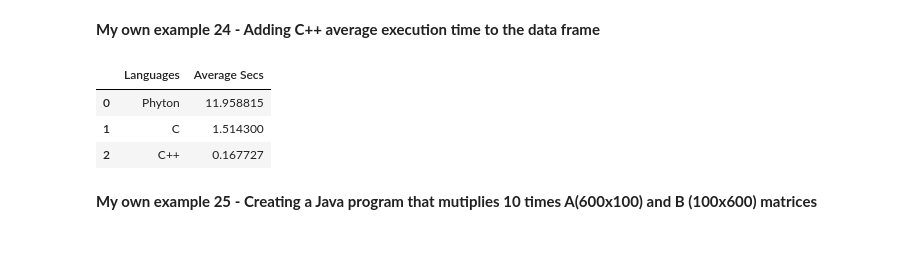
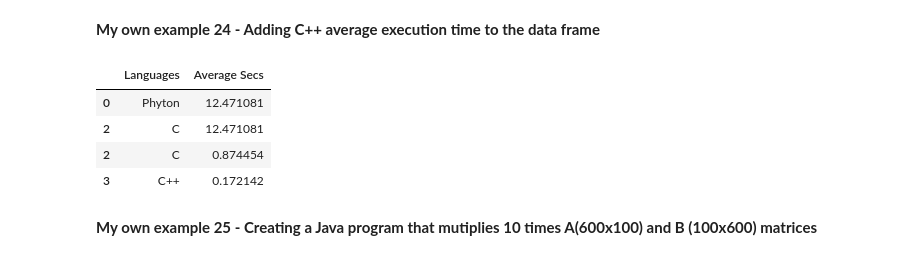
Before and after one commit to JuanXo375/AlgorithmsUN2023I, a Jupyter notebook: Lab2/Lab2.ipynb, the cells around one changed output. Saved outputs shown, nothing was run; the diff lists cells and outputs as text; code cells hidden in the pictures.

```diff
--- a/Lab2/Lab2.ipynb
+++ b/Lab2/Lab2.ipynb
@@ -424,7 +471,7 @@ fortran_dot_product(array_data, array_data)
 
 **My own example 18 - Adding Fortran average execution time to the data frame**
 # %%
-nuevo_elemento = pd.DataFrame({'Languages': 'Fortran', 'Average Secs': }, index=[5])
+nuevo_elemento = pd.DataFrame({'Languages': 'Fortran', 'Average Secs': }, index=[1])
 
 df = pd.concat([df, nuevo_elemento])
 
@@ -521,6 +570,8 @@ Overwriting tmpc.c
 # %% [markdown]
 **My own example 21 - Adding c average execution time to the data frame**
 # %%
-nuevo_elemento = pd.DataFrame({'Languages': 'C', 'Average Secs': 1.514300}, index=[1])
+nuevo_elemento = pd.DataFrame({'Languages': 'C', 'Average Secs': 0.874454}, index=[2])
 
 df = pd.concat([df, nuevo_elemento])
+
+df
@@ -606,16 +656,17 @@ Writing tmpcc.cc
 # %% [markdown]
 **My own example 24 - Adding C++ average execution time to the data frame**
 # %%
-nuevo_elemento = pd.DataFrame({'Languages': 'C++', 'Average Secs': 0.167727}, index=[2])
+nuevo_elemento = pd.DataFrame({'Languages': 'C++', 'Average Secs': 0.172142}, index=[3])
 
 df = pd.concat([df, nuevo_elemento])
 
 df
 # %% [output]
 |  | Languages | Average Secs |
-| 0 | Phyton | 11.958815 |
-| 1 | C | 1.514300 |
-| 2 | C++ | 0.167727 |
+| 0 | Phyton | 12.471081 |
+| 2 | C | 12.471081 |
+| 2 | C | 0.874454 |
+| 3 | C++ | 0.172142 |
 # %% [markdown]
 **My own example 25 - Creating a Java program that mutiplies 10 times A(600x100) and  B (100x600) matrices**
 # %%
```
Also changed, not shown: parts of 46 cells of this notebook.
